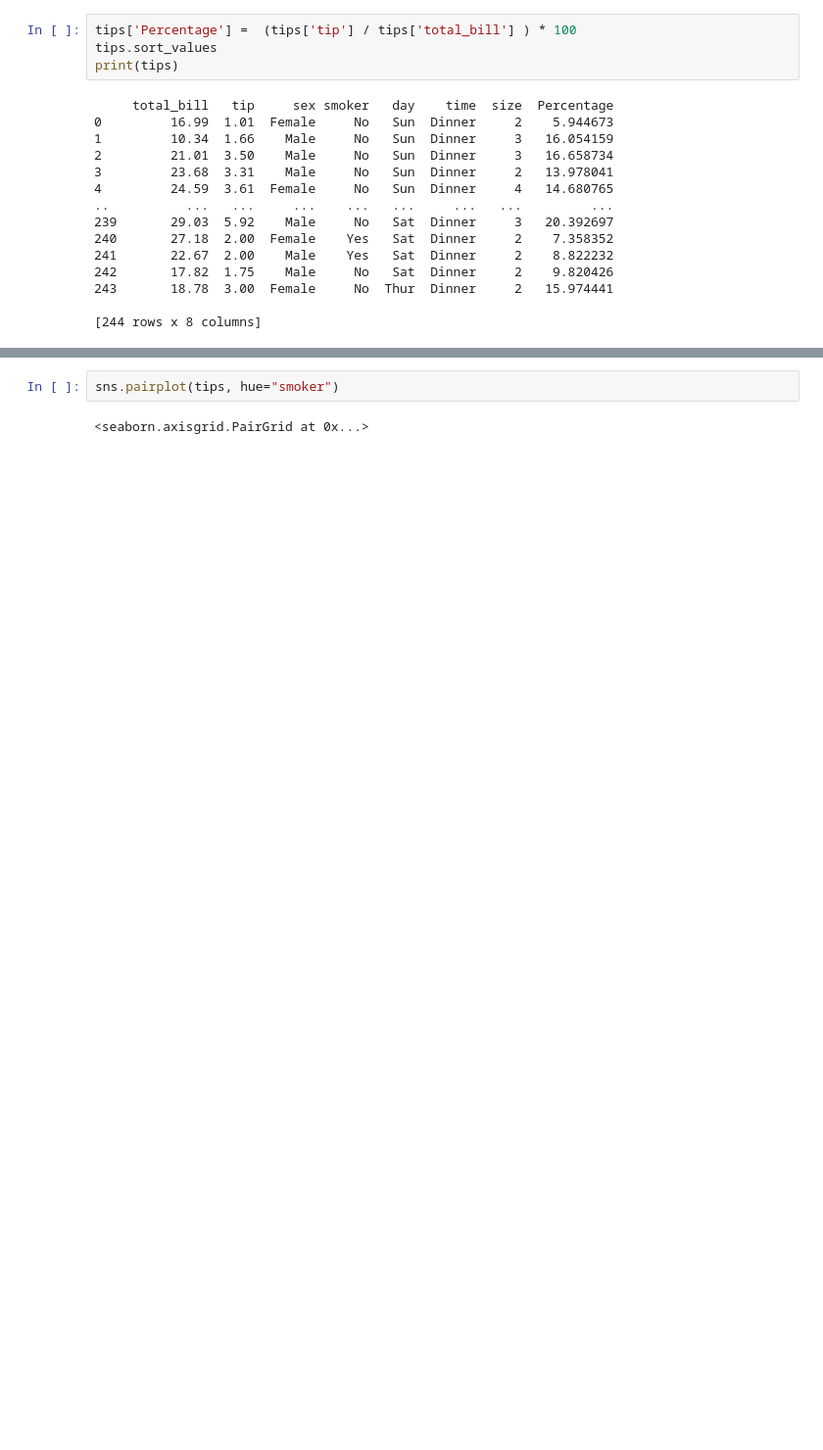
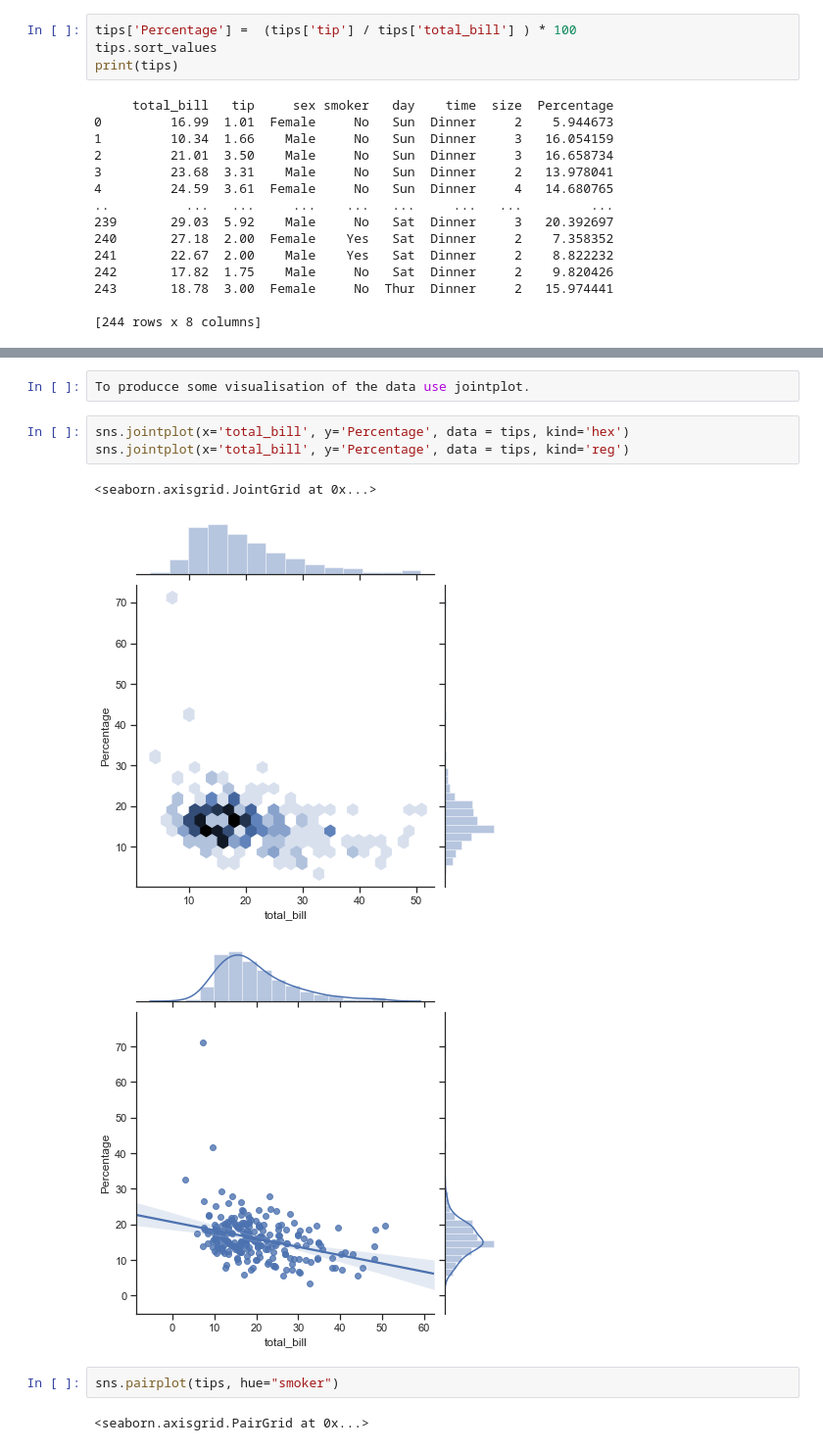
Before and after one commit to kmieluu/Collatz, a Jupyter notebook: Fundamentals of Data Analysis.ipynb, the cells around one changed output, grey strips where cells are left out. Shown at 98% size. Cells and saved outputs as stored; diff of their text form; blank space fills up the shorter version.

```diff
--- a/Fundamentals of Data Analysis.ipynb
+++ b/Fundamentals of Data Analysis.ipynb
@@ -74,3 +99,12 @@ print(tips)
+# %%
+To producce some visualisation of the data use jointplot.
+# %%
+sns.jointplot(x='total_bill', y='Percentage', data = tips, kind='hex')
+sns.jointplot(x='total_bill', y='Percentage', data = tips, kind='reg')
+# %% [output]
+<seaborn.axisgrid.JointGrid at 0x...>
+[figure, added]
+[figure, added]
 # %%
 sns.pairplot(tips, hue="smoker")
 # %% [output]
```
Also changed, not shown: parts of 15 cells of this notebook, 1 other file.
